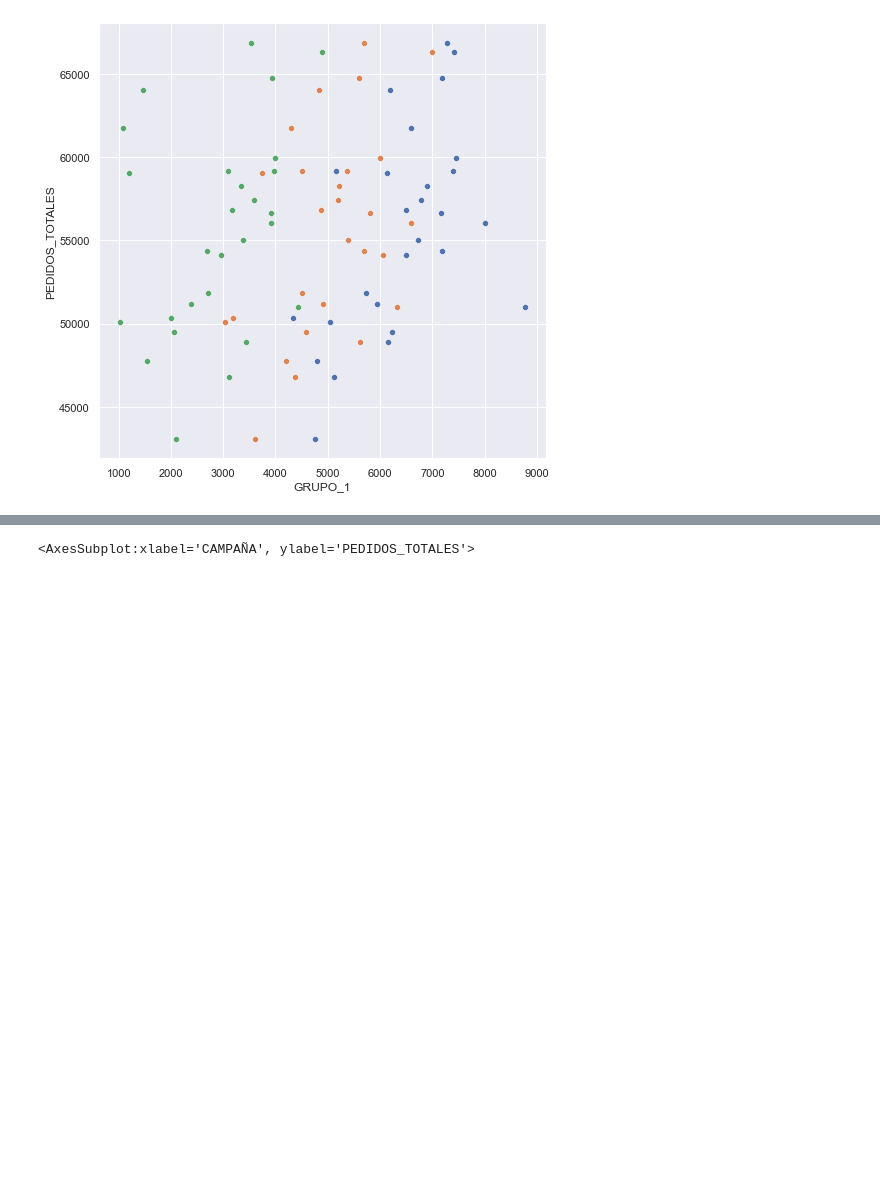
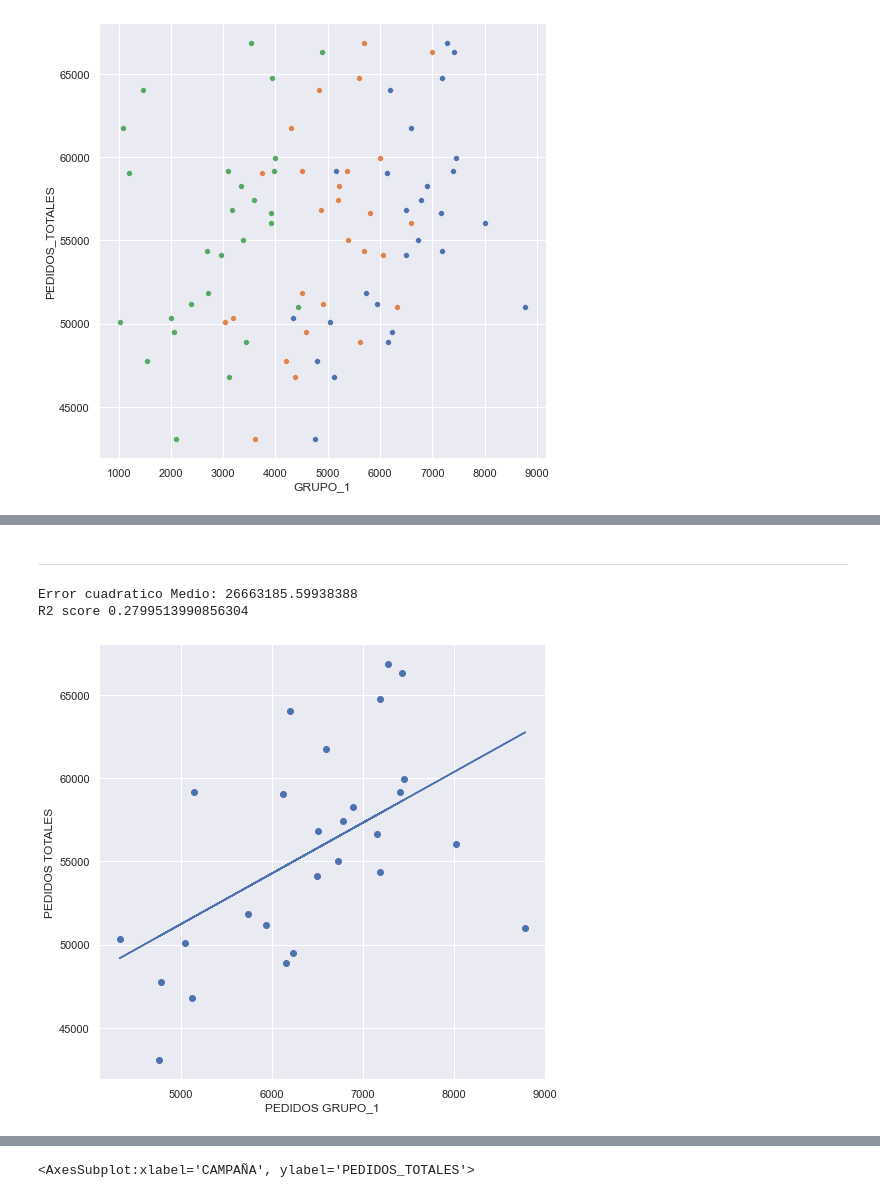
Before and after one commit to ignacio1511/Azzorti-Challenge, a Jupyter notebook: pregunta3.ipynb, the cells around one changed output, grey strips where cells are left out. Saved outputs shown, nothing was run; the diff lists cells and outputs as text; code cells hidden in the pictures; blank space fills up the shorter version.

```diff
--- a/pregunta3.ipynb
+++ b/pregunta3.ipynb
@@ -249,0 +268,2 @@ Los pedidos totales seran 31834.894671350638 pedidos
+# %%
+df["REGRESION_LINEAL"] = [(x) for x in y_value[:27]]
@@ -249,0 +295,27 @@ Los pedidos totales seran 31834.894671350638 pedidos
+# %% [markdown]
+-----
+# %%
+## Regresion lineal X = GRUPO_1
+
+X1 = df['GRUPO_1'].values.reshape(-1,1)
+y1 = df['PEDIDOS_TOTALES'].values.reshape(-1,1)
+modeloG1 = LinearRegression()
+modeloG1.fit(X1,y1)
+y_pred1 = modeloG1.predict(X1)
+
+modeloG1.coef_
+modeloG1.intercept_
+
+
+plt.scatter(X1,y1)
+plt.plot(X1,y_pred1)
+plt.ylabel('Ajuste de regresion lineal - Pedidos Totales vs G1')
+plt.xlabel('PEDIDOS GRUPO_1')
+plt.ylabel('PEDIDOS TOTALES')
+
+print('Error cuadratico Medio: ' + str(mean_squared_error(y1,y_pred1)))
+print('R2 score ' + str(r2_score(y1,y_pred1)))
+# %% [output]
+Error cuadratico Medio: 26663185.59938388
+R2 score 0.2799513990856304
+[figure, added]
```
Also changed, not shown: parts of 21 cells of this notebook.
